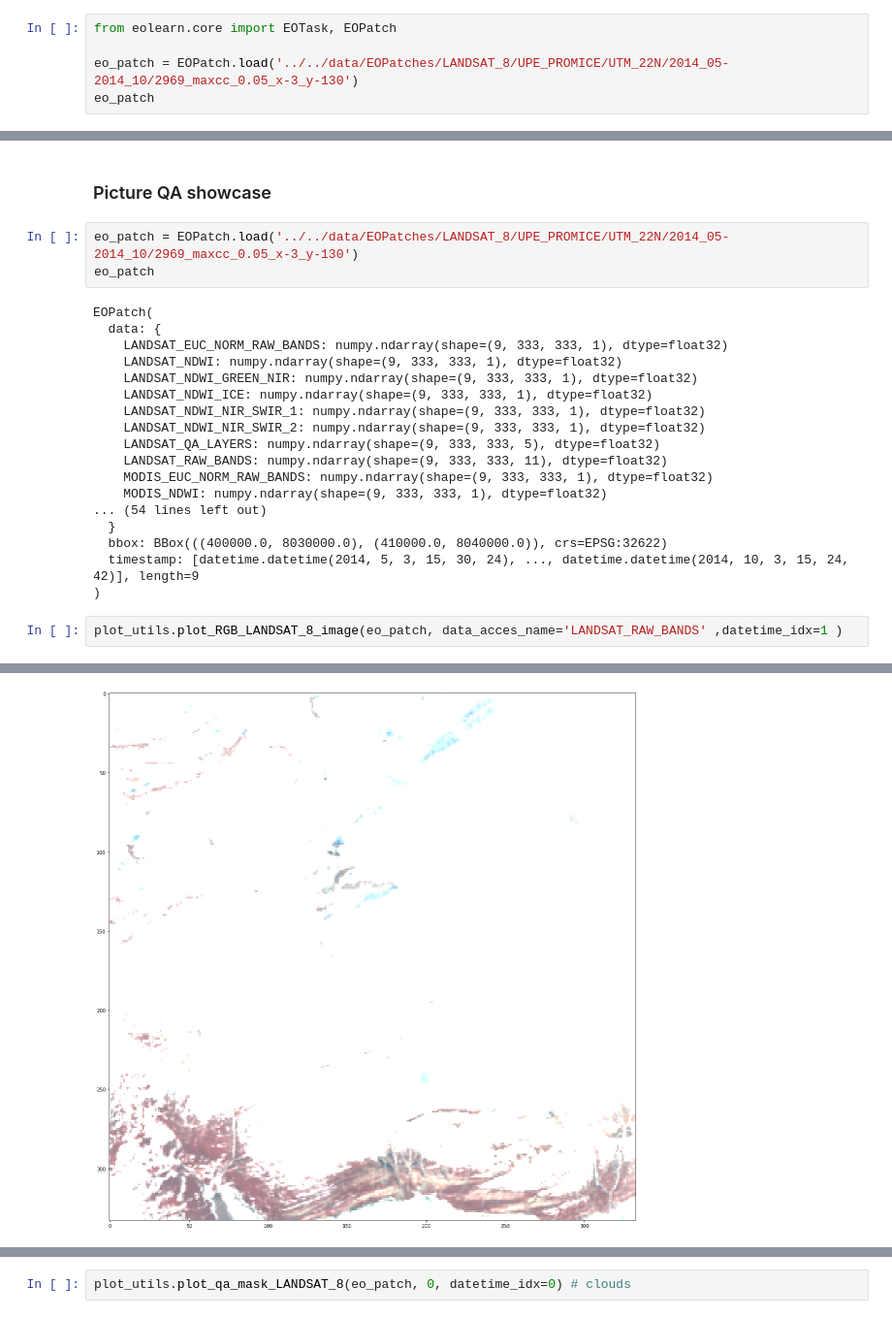
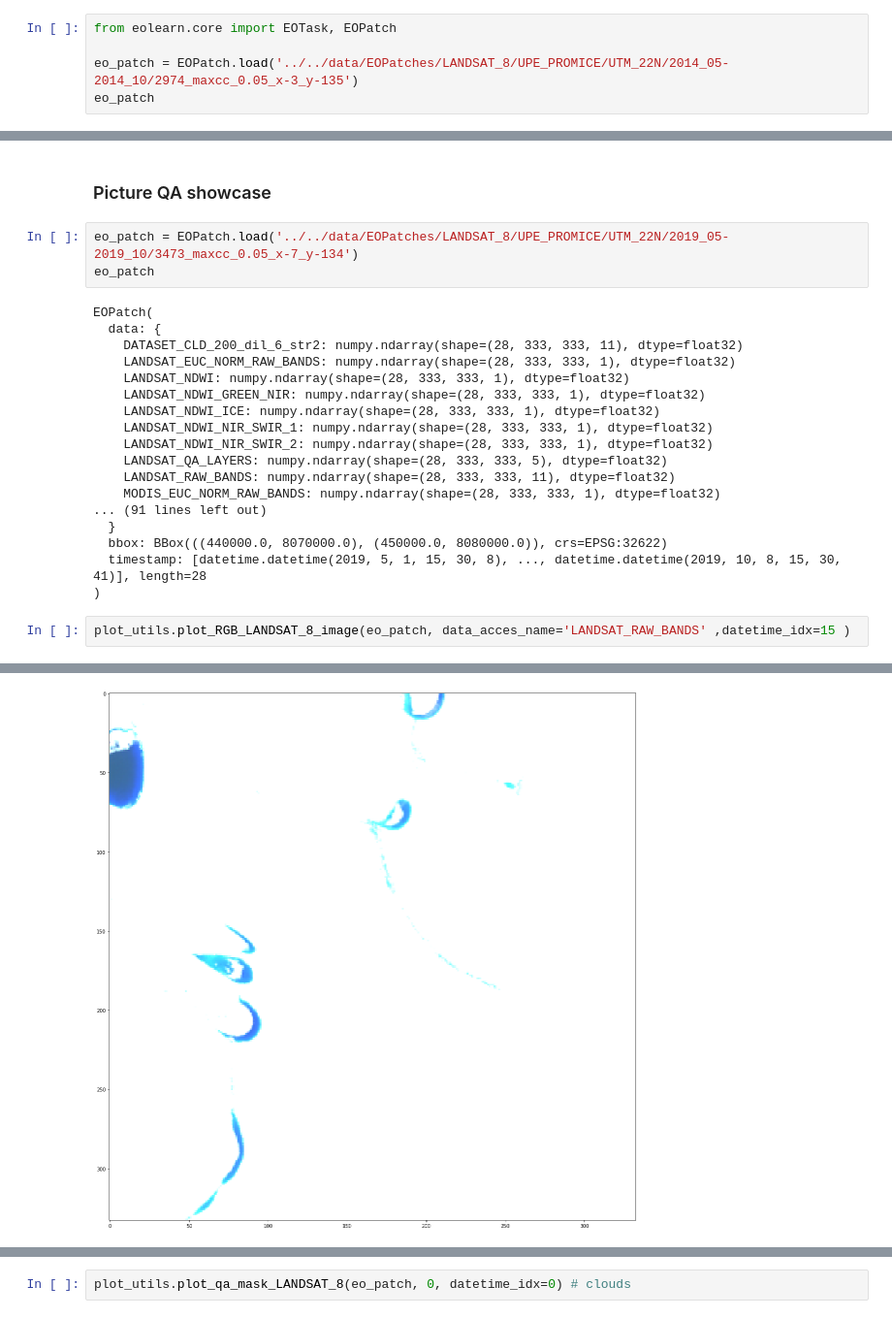
Before and after one commit to kakacper1/Greenland-water_features_mapping, a Jupyter notebook: notebooks/3_data_mining/C0. Data distributribution LANDSAT 8 + picture showcase.ipynb, the cells around one changed output, grey strips where cells are left out. Shown at 97% size. Saved outputs shown, nothing was run; the diff lists cells and outputs as text.

```diff
--- a/notebooks/3_data_mining/C0. Data distributribution LANDSAT 8 + picture showcase.ipynb
+++ b/notebooks/3_data_mining/C0. Data distributribution LANDSAT 8 + picture showcase.ipynb
@@ -85,7 +85,7 @@ array([ 1.3315865 ,  0.71527897, -1.54540029, -0.00838385,  0.62133597,
 # %%
 from eolearn.core import EOTask, EOPatch
 
-eo_patch = EOPatch.load('../../data/EOPatches/LANDSAT_8/UPE_PROMICE/UTM_22N/2014_05-2014_10/2969_maxcc_0.05_x-3_y-130')
+eo_patch = EOPatch.load('../../data/EOPatches/LANDSAT_8/UPE_PROMICE/UTM_22N/2014_05-2014_10/2974_maxcc_0.05_x-3_y-135')
 eo_patch
 # %% [output]
 EOPatch(
@@ -377,26 +377,26 @@ plt.tight_layout()
 # %% [markdown]
 ### Picture QA showcase
 # %%
-eo_patch = EOPatch.load('../../data/EOPatches/LANDSAT_8/UPE_PROMICE/UTM_22N/2014_05-2014_10/2969_maxcc_0.05_x-3_y-130')
+eo_patch = EOPatch.load('../../data/EOPatches/LANDSAT_8/UPE_PROMICE/UTM_22N/2019_05-2019_10/3473_maxcc_0.05_x-7_y-134')
 eo_patch
 # %% [output]
 EOPatch(
   data: {
-    LANDSAT_EUC_NORM_RAW_BANDS: numpy.ndarray(shape=(9, 333, 333, 1), dtype=float32)
-    LANDSAT_NDWI: numpy.ndarray(shape=(9, 333, 333, 1), dtype=float32)
-    LANDSAT_NDWI_GREEN_NIR: numpy.ndarray(shape=(9, 333, 333, 1), dtype=float32)
-    LANDSAT_NDWI_ICE: numpy.ndarray(shape=(9, 333, 333, 1), dtype=float32)
-    LANDSAT_NDWI_NIR_SWIR_1: numpy.ndarray(shape=(9, 333, 333, 1), dtype=float32)
-    LANDSAT_NDWI_NIR_SWIR_2: numpy.ndarray(shape=(9, 333, 333, 1), dtype=float32)
-    LANDSAT_QA_LAYERS: numpy.ndarray(shape=(9, 333, 333, 5), dtype=float32)
-    LANDSAT_RAW_BANDS: numpy.ndarray(shape=(9, 333, 333, 11), dtype=float32)
-    MODIS_EUC_NORM_RAW_BANDS: numpy.ndarray(shape=(9, 333, 333, 1), dtype=float32)
-    MODIS_NDWI: numpy.ndarray(shape=(9, 333, 333, 1), dtype=float32)
-... (54 lines left out)
+    DATASET_CLD_200_dil_6_str2: numpy.ndarray(shape=(28, 333, 333, 11), dtype=float32)
+    LANDSAT_EUC_NORM_RAW_BANDS: numpy.ndarray(shape=(28, 333, 333, 1), dtype=float32)
+    LANDSAT_NDWI: numpy.ndarray(shape=(28, 333, 333, 1), dtype=float32)
+    LANDSAT_NDWI_GREEN_NIR: numpy.ndarray(shape=(28, 333, 333, 1), dtype=float32)
+    LANDSAT_NDWI_ICE: numpy.ndarray(shape=(28, 333, 333, 1), dtype=float32)
+    LANDSAT_NDWI_NIR_SWIR_1: numpy.ndarray(shape=(28, 333, 333, 1), dtype=float32)
+    LANDSAT_NDWI_NIR_SWIR_2: numpy.ndarray(shape=(28, 333, 333, 1), dtype=float32)
+    LANDSAT_QA_LAYERS: numpy.ndarray(shape=(28, 333, 333, 5), dtype=float32)
+    LANDSAT_RAW_BANDS: numpy.ndarray(shape=(28, 333, 333, 11), dtype=float32)
+    MODIS_EUC_NORM_RAW_BANDS: numpy.ndarray(shape=(28, 333, 333, 1), dtype=float32)
+... (91 lines left out)
   }
-  bbox: BBox(((400000.0, 8030000.0), (410000.0, 8040000.0)), crs=EPSG:32622)
-  timestamp: [datetime.datetime(2014, 5, 3, 15, 30, 24), ..., datetime.datetime(2014, 10, 3, 15, 24, 42)], length=9
+  bbox: BBox(((440000.0, 8070000.0), (450000.0, 8080000.0)), crs=EPSG:32622)
+  timestamp: [datetime.datetime(2019, 5, 1, 15, 30, 8), ..., datetime.datetime(2019, 10, 8, 15, 30, 41)], length=28
 )
 # %%
-plot_utils.plot_RGB_LANDSAT_8_image(eo_patch, data_acces_name='LANDSAT_RAW_BANDS' ,datetime_idx=1 )
+plot_utils.plot_RGB_LANDSAT_8_image(eo_patch, data_acces_name='LANDSAT_RAW_BANDS' ,datetime_idx=15 )
 # %% [output]
@@ -404,2 +404,2 @@ plot_utils.plot_RGB_LANDSAT_8_image(eo_patch, data_acces_name='LANDSAT_RAW_BANDS
 Ploting...
-[figure, old version]
+[figure, new version]
```
Also changed, not shown: parts of 13 cells of this notebook, 39 other files.
